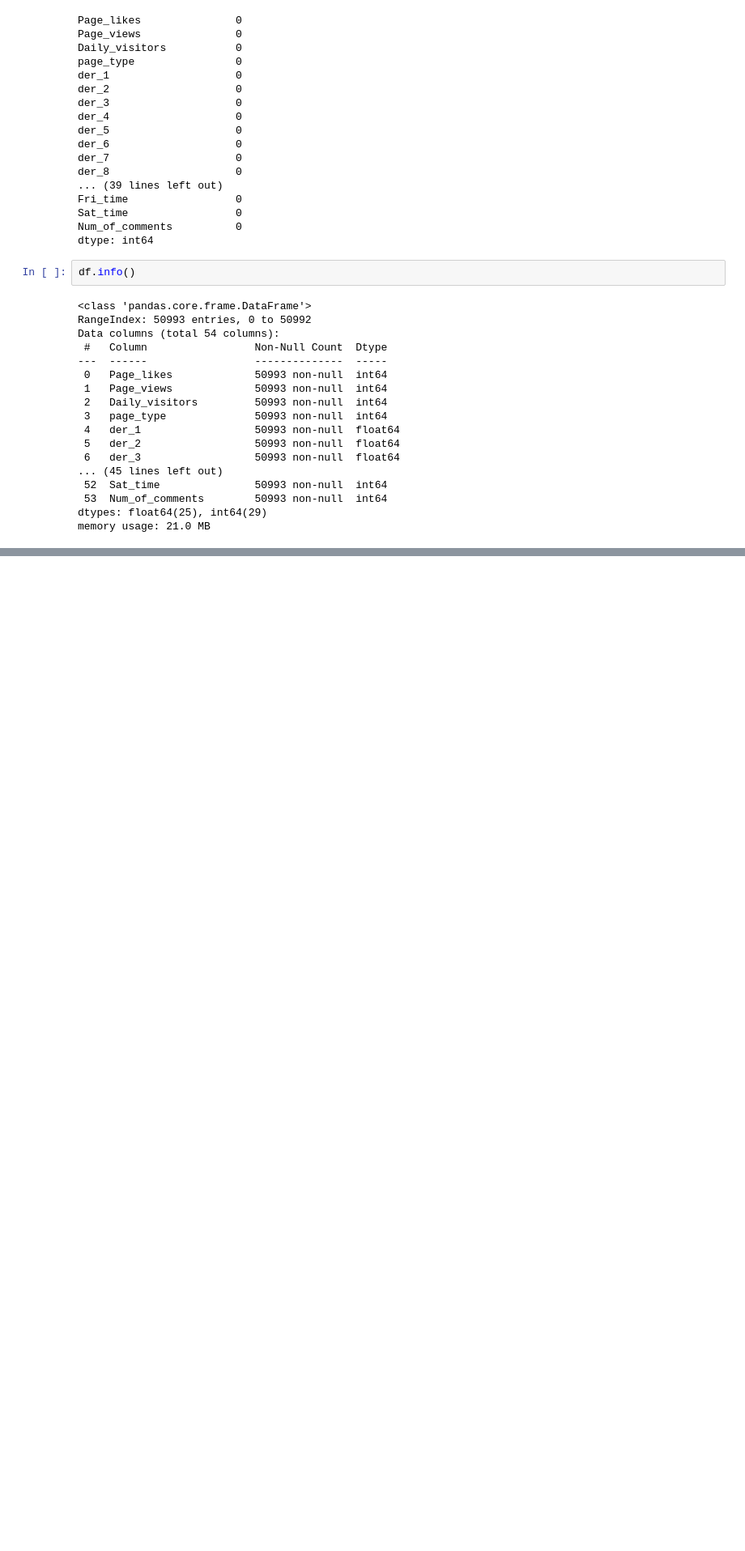
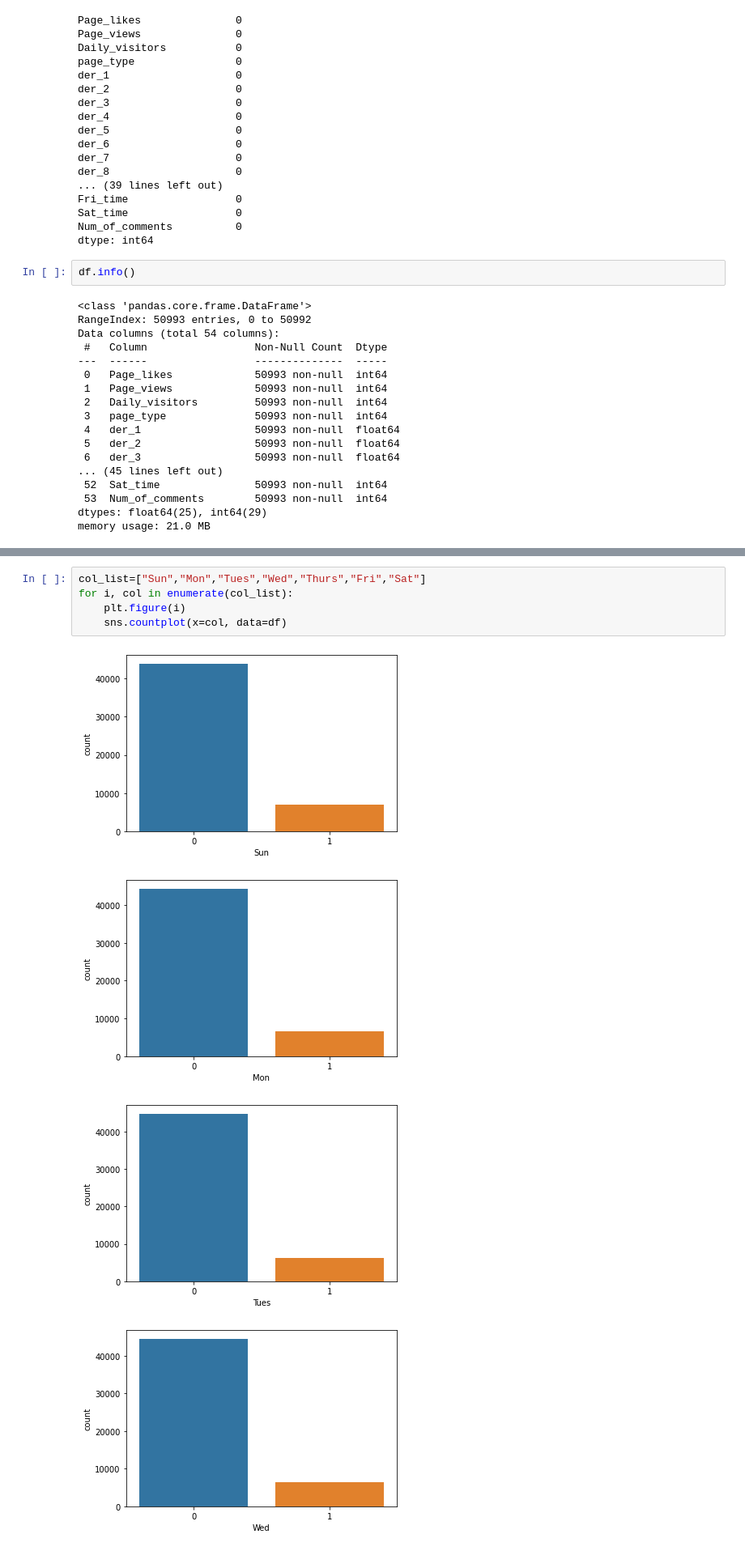
Before and after one commit to sweetyjunnarkar/Facebook-comment_volume-prediction, a Jupyter notebook: Sweety_Junnarkar_Team_5_Capstone_Project.ipynb, the cells around one changed output, grey strips where cells are left out. Shown at 81% size. Cells and saved outputs as stored; diff of their text form; blank space fills up the shorter version.

```diff
--- a/Sweety_Junnarkar_Team_5_Capstone_Project.ipynb
+++ b/Sweety_Junnarkar_Team_5_Capstone_Project.ipynb
@@ -296,0 +319,10 @@ df.describe().T
+# %%
+col_list=["Sun","Mon","Tues","Wed","Thurs","Fri","Sat"]
+for i, col in enumerate(col_list):
+    plt.figure(i)
+    sns.countplot(x=col, data=df)
+# %% [output]
+[figure, added]
+[figure, added]
+[figure, added]
+[figure, added]
```
Also changed, not shown: parts of 18 cells of this notebook.
